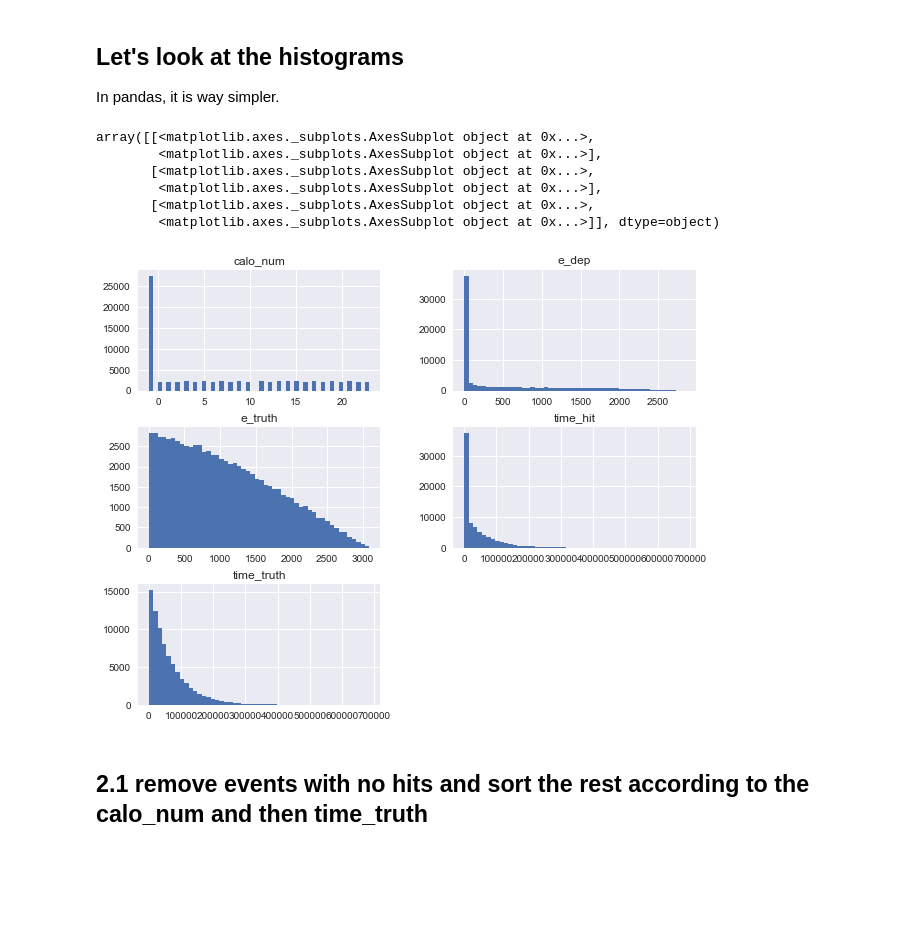
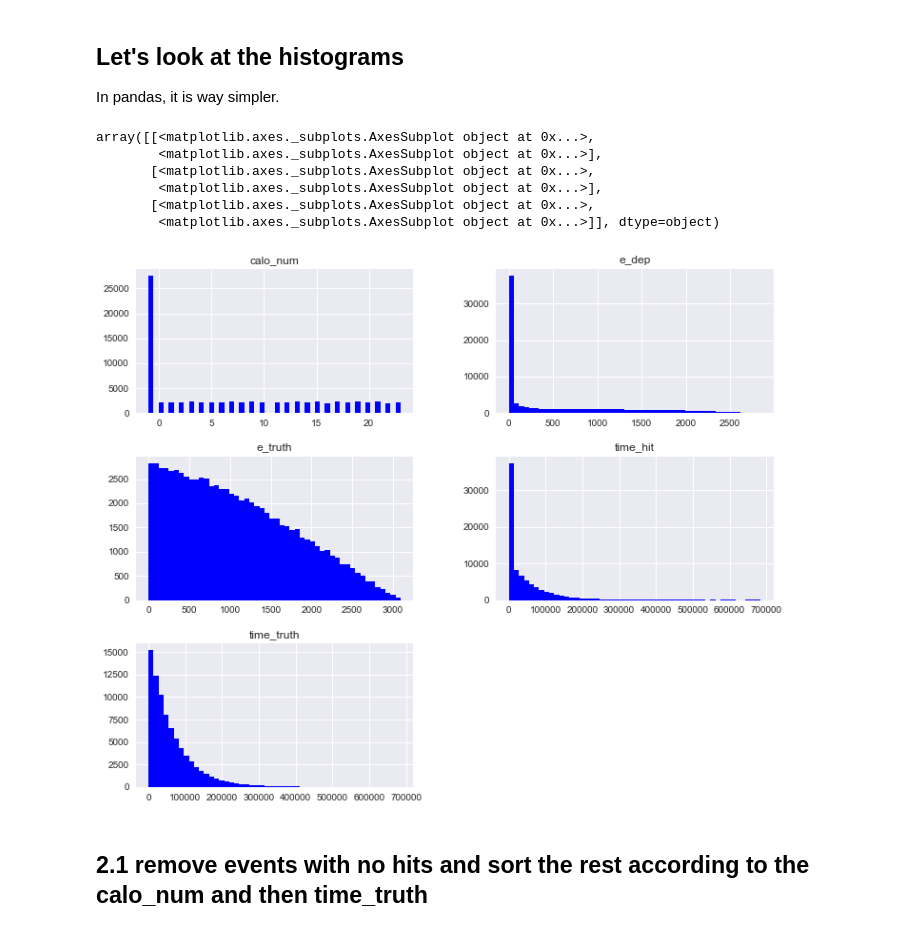
Before and after one commit to kimsiang/MuonG2, a Jupyter notebook: pileup/PileupStudy.ipynb, the cells around one changed output. Cells and saved outputs as stored; diff of their text form; code cells hidden in the pictures; blank space fills up the shorter version.

```diff
--- a/pileup/PileupStudy.ipynb
+++ b/pileup/PileupStudy.ipynb
@@ -54,7 +54,7 @@ import seaborn as sns
 import numpy as np
 import pandas as pd
 import matplotlib.pyplot as plt
-plt.rcParams['figure.figsize'] = 10, 8 # sets default plot size
+plt.rcParams['figure.figsize'] = 12, 10 # sets default plot size
 # %% [markdown]
 ## 2.1 Here we migrate our data from ROOT TTree to pandas's DataFrame.
 # %%
@@ -84,15 +84,15 @@ Here, $calo\_num = -1$ means there is no calo hit (evident by the zero e_dep).
 
 In pandas, it is way simpler.
 # %%
-df.hist(layout=(3,2),bins=50)
+df.hist(layout=(3,2),bins=50,color='blue')
 # %% [output]
 array([[<matplotlib.axes._subplots.AxesSubplot object at 0x...>,
         <matplotlib.axes._subplots.AxesSubplot object at 0x...>],
        [<matplotlib.axes._subplots.AxesSubplot object at 0x...>,
         <matplotlib.axes._subplots.AxesSubplot object at 0x...>],
        [<matplotlib.axes._subplots.AxesSubplot object at 0x...>,
         <matplotlib.axes._subplots.AxesSubplot object at 0x...>]], dtype=object)
-[figure, old version]
+[figure, new version]
 # %% [markdown]
 ## 2.1 remove events with no hits and sort the rest according to the calo_num and then time_truth
 # %%
```
Also changed, not shown: parts of 5 cells of this notebook.
